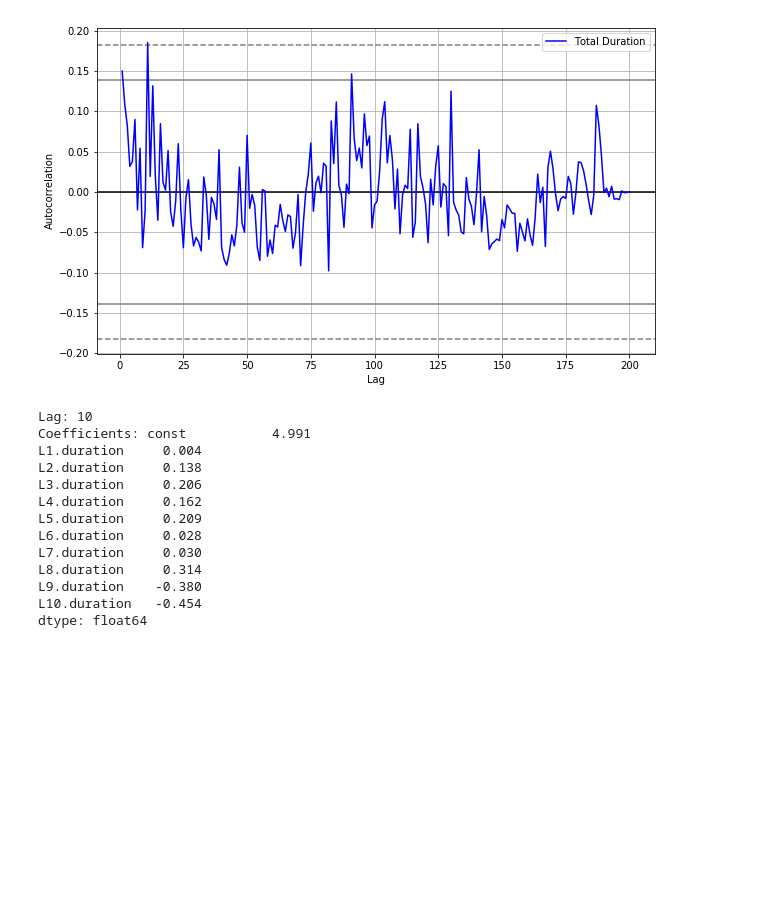
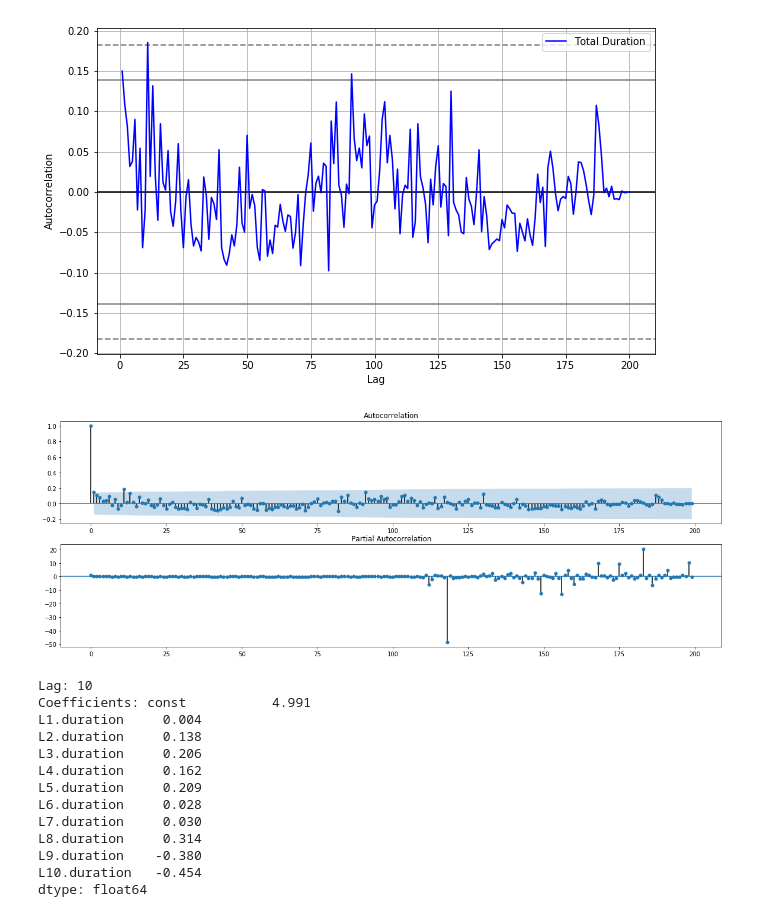
Before and after one commit to pdefusco/Python, a Jupyter notebook: machine_learning_projects/marketing_campaign_prediction/iteration_1/feature_eng_selection_duration_regression.ipynb, the cells around one changed output. Cells and saved outputs as stored; diff of their text form; code cells hidden in the pictures; blank space fills up the shorter version.

```diff
--- a/machine_learning_projects/marketing_campaign_prediction/iteration_1/feature_eng_selection_duration_regression.ipynb
+++ b/machine_learning_projects/marketing_campaign_prediction/iteration_1/feature_eng_selection_duration_regression.ipynb
@@ -45,0 +53,2 @@ final_df = final_df.drop(columns = ['Date'])
+# %%
+final_df = final_df[['Date','duration']]
@@ -46,13 +74,21 @@ final_df = final_df.drop(columns = ['Date'])
+# %%
+final_df, scaler = scale_noncat_only(final_df)
 # %%
 def prep_df(df):
     y = df['duration']
-    X = df.drop(df.filter(regex='y').columns, axis=1)
-    X = X.drop(columns='duration')
+    #X = df.drop(df.filter(regex='y').columns, axis=1)
+    y = y.shift(1)
+    #X = df.drop(columns='duration')
     #Dropping features based on y
-    X = X.drop(X.filter(regex="cust_acquisition_flag").columns, axis=1)
-    X = X.drop(X.filter(regex="cust_retention_flag").columns, axis=1)
-    X = X.drop(X.filter(regex="prospect_conversion_flag").columns, axis=1)
+    #X = X.drop(X.filter(regex="cust_acquisition_flag").columns, axis=1)
+    #X = X.drop(X.filter(regex="cust_retention_flag").columns, axis=1)
+    #X = X.drop(X.filter(regex="prospect_conversion_flag").columns, axis=1)
+
     #Dropping linearly dependent features
-    X = X.drop(columns = ['new_lead'])
-    names = list(X.columns)
+
+    #X = df.drop(columns = ['new_lead'])
+
+    X = df.copy()
+
+    names = list(df.columns)
     return X, y, names
@@ -426,7 +602,7 @@ Test RMSE: 369.181
 # %%
 from __future__ import division
 #Let's try dividing duration by 60 to predict minutes:
-final_df = pd.read_pickle('../data/pickle_files/final_df_pickle')
+final_df = pd.read_pickle('../../../../mkt_camp_data/final_df_pickle.pickle')
 ##Old Prospect
 oldp_idx = final_df[final_df['old_prospect']==1].index
 y_oldprospect = y[oldp_idx]/60
@@ -455,3 +631,12 @@ plt.legend()
 pyplot.show()
 # %% [output]
 [figure]
+# %%
+pyplot.figure(figsize=(20,7))
+pyplot.subplot(211)
+plot_acf(y_oldprospect[len(y_oldprospect)-lag:], ax=pyplot.gca())
+pyplot.subplot(212)
+plot_pacf(y_oldprospect[len(y_oldprospect)-lag:], ax=pyplot.gca())
+pyplot.show()
+# %% [output]
+[figure, added]
```
Also changed, not shown: parts of 38 cells of this notebook.
